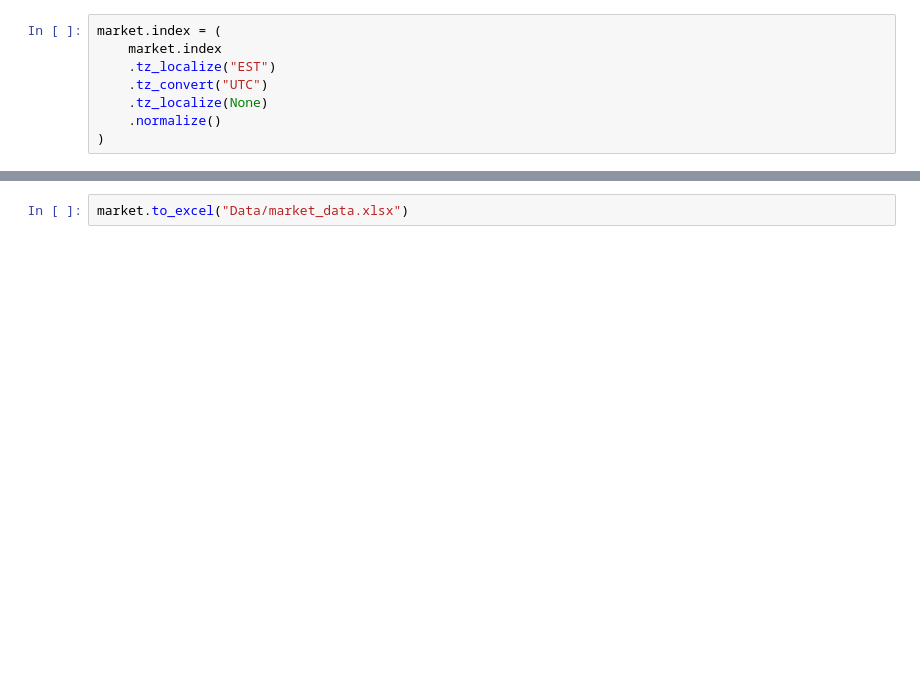
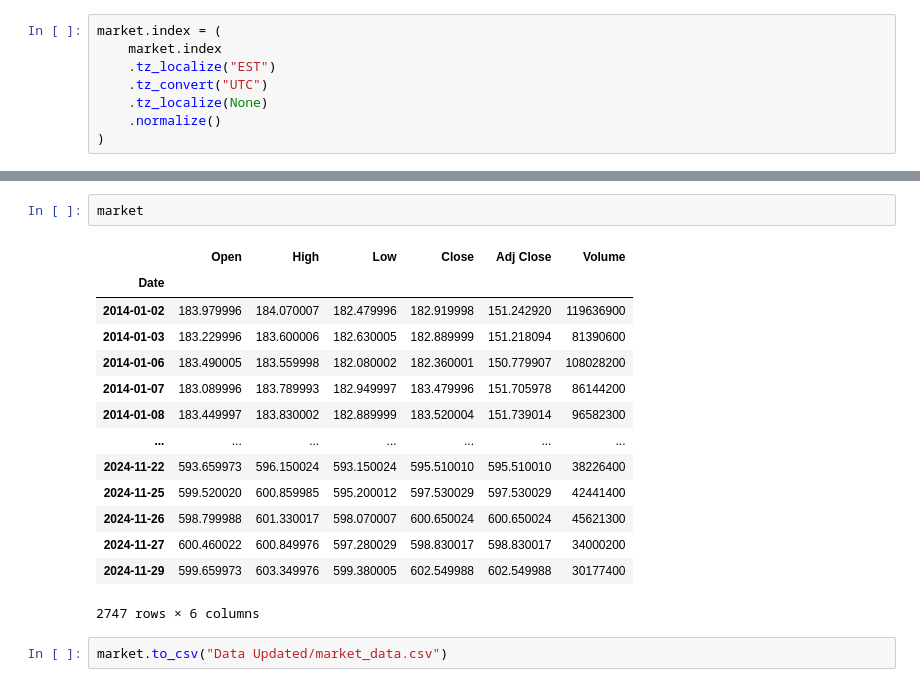
Before and after one commit to saltedpotato/QF634_Research_Methods, a Jupyter notebook: clean_data.ipynb, the cells around one changed output, grey strips where cells are left out. Cells and saved outputs as stored; diff of their text form; blank space fills up the shorter version.

```diff
--- a/clean_data.ipynb
+++ b/clean_data.ipynb
@@ -381,2 +349,19 @@ stocks.to_excel("Data/stocks_data.xlsx")
+# %%
+market
+# %% [output]
+|  | Open | High | Low | Close | Adj Close | Volume |
+| Date |  |  |  |  |  |  |
+| 2014-01-02 | 183.979996 | 184.070007 | 182.479996 | 182.919998 | 151.242920 | 119636900 |
+| 2014-01-03 | 183.229996 | 183.600006 | 182.630005 | 182.889999 | 151.218094 | 81390600 |
+| 2014-01-06 | 183.490005 | 183.559998 | 182.080002 | 182.360001 | 150.779907 | 108028200 |
+| 2014-01-07 | 183.089996 | 183.789993 | 182.949997 | 183.479996 | 151.705978 | 86144200 |
+| 2014-01-08 | 183.449997 | 183.830002 | 182.889999 | 183.520004 | 151.739014 | 96582300 |
+| ... | ... | ... | ... | ... | ... | ... |
+| 2024-11-22 | 593.659973 | 596.150024 | 593.150024 | 595.510010 | 595.510010 | 38226400 |
+| 2024-11-25 | 599.520020 | 600.859985 | 595.200012 | 597.530029 | 597.530029 | 42441400 |
+| 2024-11-26 | 598.799988 | 601.330017 | 598.070007 | 600.650024 | 600.650024 | 45621300 |
+| 2024-11-27 | 600.460022 | 600.849976 | 597.280029 | 598.830017 | 598.830017 | 34000200 |
+| 2024-11-29 | 599.659973 | 603.349976 | 599.380005 | 602.549988 | 602.549988 | 30177400 |
+2747 rows × 6 columns
 # %%
-market.to_excel("Data/market_data.xlsx")
+market.to_csv("Data Updated/market_data.csv")
```
Also changed, not shown: parts of 48 cells of this notebook, 15 other files.
